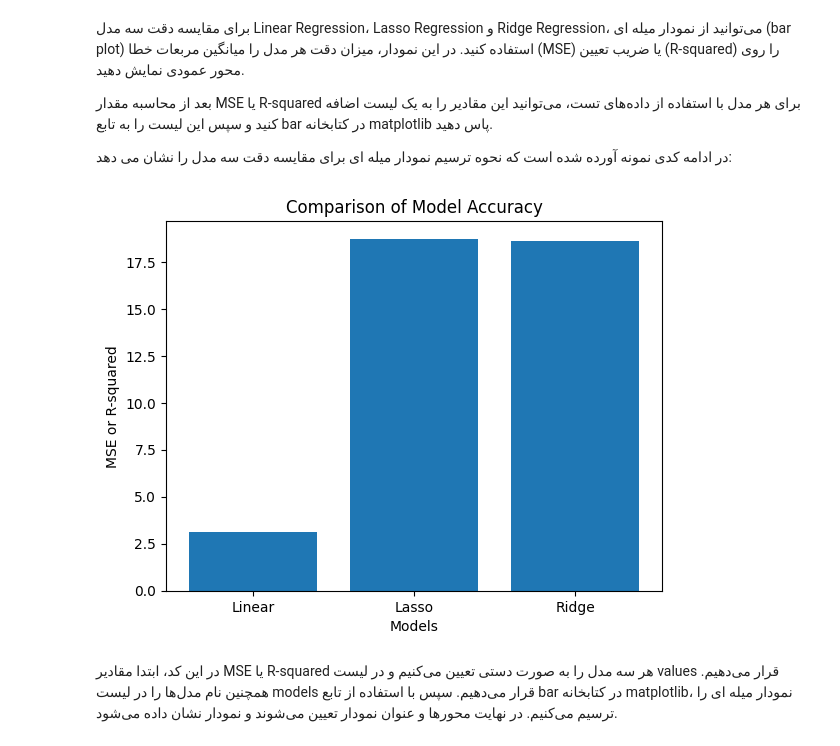
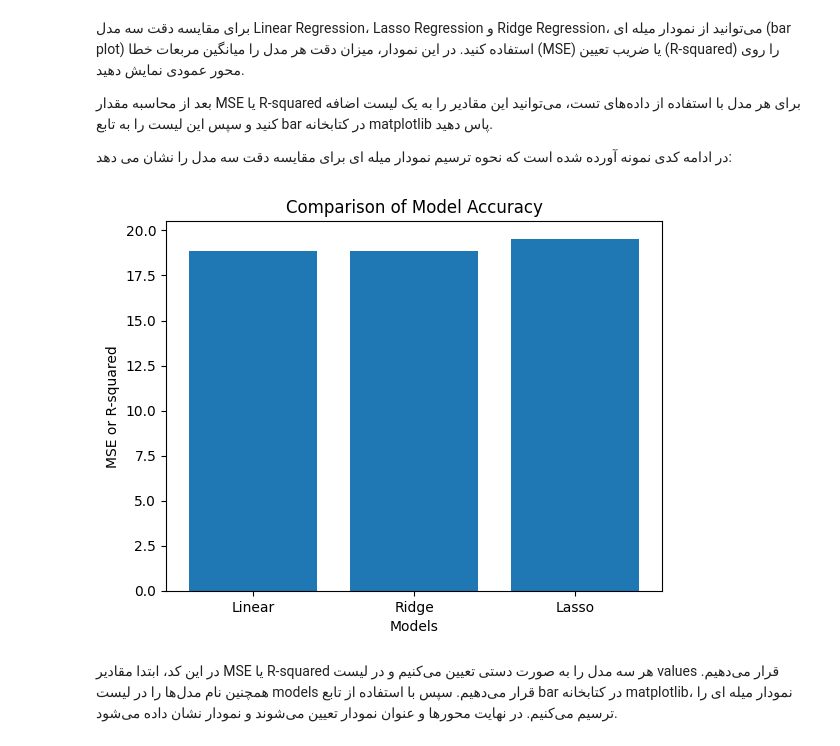
Before and after one commit to AmirNBA9/MachineLearning, a Jupyter notebook: Examin-Num01.ipynb, the cells around one changed output. Saved outputs shown, nothing was run; the diff lists cells and outputs as text; code cells hidden in the pictures.

```diff
--- a/Examin-Num01.ipynb
+++ b/Examin-Num01.ipynb
@@ -349,6 +349,6 @@ x_pred = lr_model.predict(x_test)
 y_pred = lr_model.predict(y_test)
 
 # محاسبه دقت
-mlinear_msese = mean_squared_error(x_test, x_pred)
+linear_mse = mean_squared_error(y_test, y_pred)
 print(linear_mse)
 # %% [output]
@@ -461,21 +461,21 @@ R-squared: -0.0001771488979043223
 # %%
 import matplotlib.pyplot as plt
 
 # مقادیر MSE یا R-squared هر مدل
 
 # لیست مقادیر MSE یا R-squared
-values = [linear_mse, lasso_mse, ridge_mse]
+values = [linear_mse, ridge_mse, lasso_mse]
 
 # نام مدل‌ها
-models = ['Linear', 'Lasso', 'Ridge']
+models = ['Linear', 'Ridge', 'Lasso']
 
 # ترسیم نمودار میله ای
 plt.bar(models, values)
 plt.xlabel('Models')
 plt.ylabel('MSE or R-squared')
 plt.title('Comparison of Model Accuracy')
 plt.show()
 # %% [output]
-[figure, old version]
+[figure, new version]
 # %% [markdown]
 در این کد، ابتدا مقادیر MSE یا R-squared هر سه مدل را به صورت دستی تعیین می‌کنیم و در لیست values قرار می‌دهیم. همچنین نام مدل‌ها را در لیست models قرار می‌دهیم. سپس با استفاده از تابع bar در کتابخانه matplotlib، نمودار میله ای را ترسیم می‌کنیم. در نهایت محورها و عنوان نمودار تعیین می‌شوند و نمودار نشان داده می‌شود.
```
Also changed, not shown: parts of 25 cells of this notebook.
